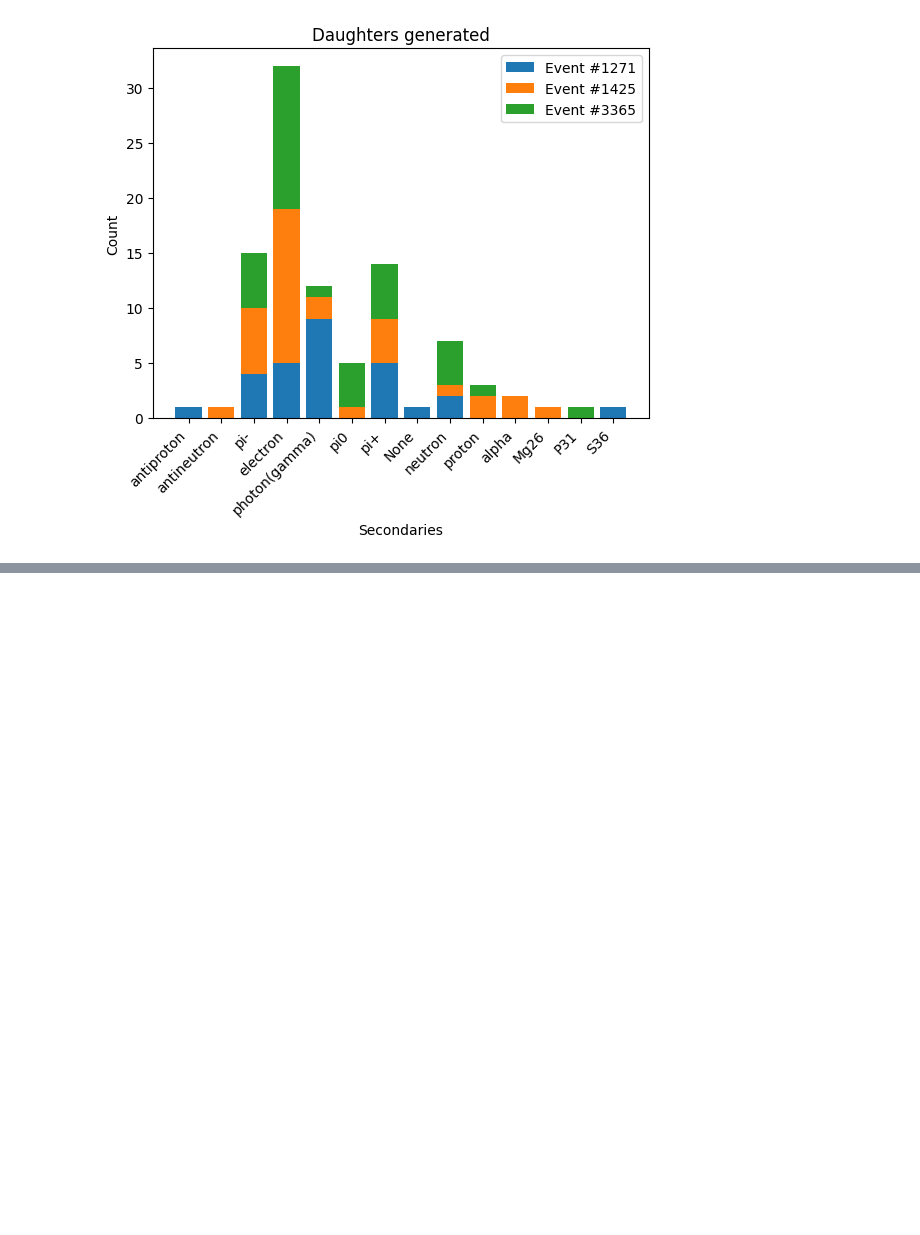
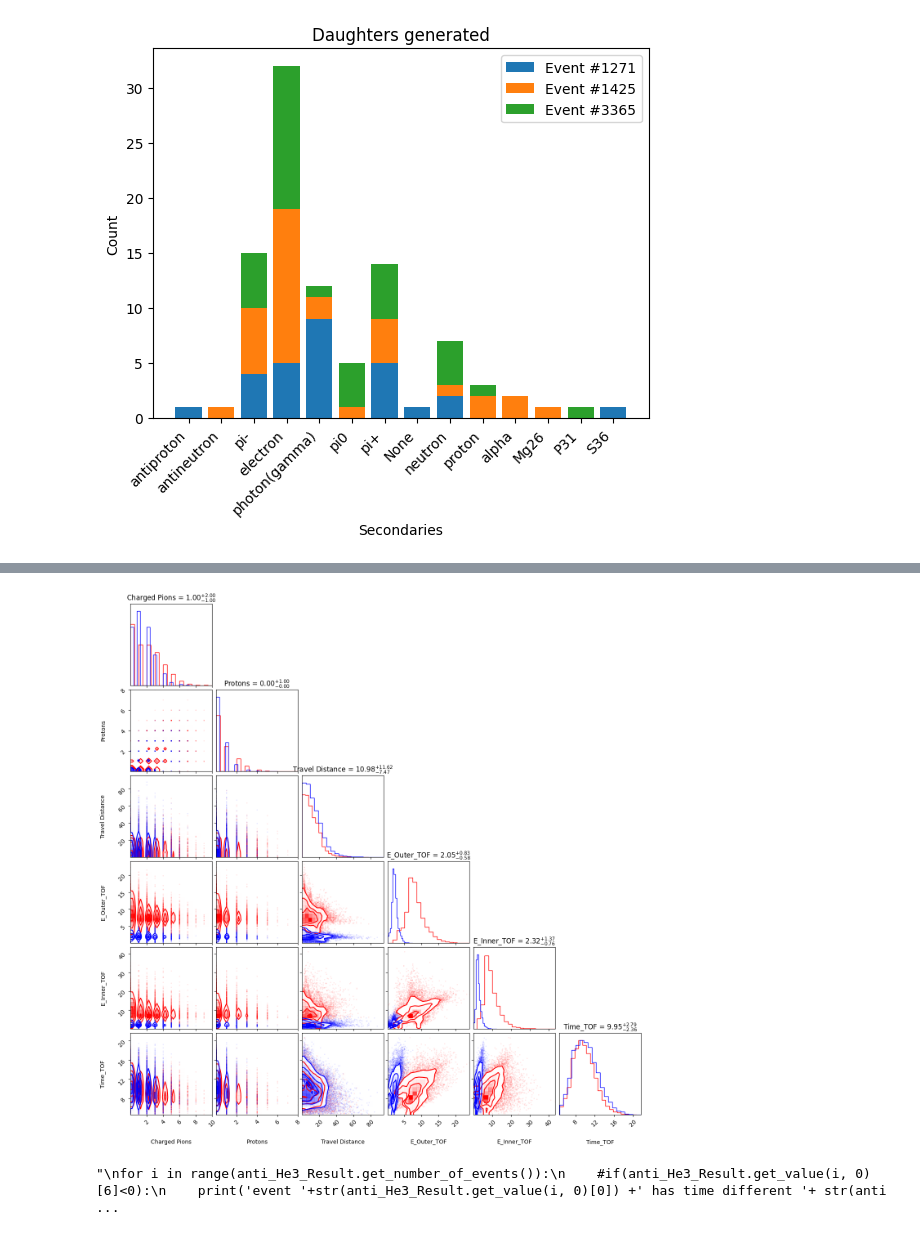
Before and after one commit to Eclipsedclaw/GRAMS, a Jupyter notebook: analysis/2023_Paper/Daughter_analysis.ipynb, the cells around one changed output, grey strips where cells are left out. Saved outputs shown, nothing was run; the diff lists cells and outputs as text; code cells hidden in the pictures; blank space fills up the shorter version.

```diff
--- a/analysis/2023_Paper/Daughter_analysis.ipynb
+++ b/analysis/2023_Paper/Daughter_analysis.ipynb
@@ -172,0 +248,58 @@ plot_multiple_datasets(datasets)
+# %%
+# This code output corner plot of daughters
+
+# This is for antihelium3 corner plot
+anti_He3_corner_Charged_pion = []
+anti_He3_corner_proton = []
+anti_He3_corner_distance_traveled = []
+anti_He3_corner_TOF_out_energy = []
+anti_He3_corner_TOF_in_energy = []
+anti_He3_corner_TOF_time = []
+anti_He3_corner_label = ['Charged Pions', 'Protons', 'Travel Distance', 'E_Outer_TOF', 'E_Inner_TOF', 'Time_TOF']
+
+for i in range(anti_He3_Result.get_number_of_events()):
+    anti_He3_corner_Charged_pion.append(np.count_nonzero(np.logical_or(np.array(anti_He3_Result.get_value(i, 1)[1]) == 2112,np.array(anti_He3_Result.get_value(i, 1)[1]) == -2112)))
+    anti_He3_corner_proton.append(np.count_nonzero(np.array(anti_He3_Result.get_value(i, 1)[1]) == 2212))
+    anti_He3_corner_distance_traveled.append(anti_He3_Result.get_value(i, 0)[3])
+    anti_He3_corner_TOF_out_energy.append(anti_He3_Result.get_value(i, 0)[4])
+    anti_He3_corner_TOF_in_energy.append(anti_He3_Result.get_value(i, 0)[5])
+    anti_He3_corner_TOF_time.append(anti_He3_Result.get_value(i, 0)[6])
+
+anti_He3_Corner_data = pd.DataFrame(anti_He3_corner_Charged_pion, columns=['Charged Pions'])
+anti_He3_Corner_data['# of protons'] = anti_He3_corner_proton
+anti_He3_Corner_data['distance traveled inside LAr'] = anti_He3_corner_distance_traveled
+anti_He3_Corner_data['Energy deposit in the Outer TOF'] = anti_He3_corner_TOF_out_energy
+anti_He3_Corner_data['Energy deposit in the inner TOF'] = anti_He3_corner_TOF_in_energy
+anti_He3_Corner_data['time differece in between TOFs'] = anti_He3_corner_TOF_time
+
+
+# This is for antiproton corner plot
+anti_proton_corner_Charged_pion = []
+anti_proton_corner_proton = []
+anti_proton_corner_distance_traveled = []
+anti_proton_corner_TOF_out_energy = []
+anti_proton_corner_TOF_in_energy = []
+anti_proton_corner_TOF_time = []
+anti_proton_corner_label = ['Charged Pions', 'Protons', 'Travel Distance', 'E_Outer_TOF', 'E_Inner_TOF', 'Time_TOF']
+
+for i in range(anti_proton_Result.get_number_of_events()):
+    anti_proton_corner_Charged_pion.append(np.count_nonzero(np.logical_or(np.array(anti_proton_Result.get_value(i, 1)[1]) == 2112,np.array(anti_proton_Result.get_value(i, 1)[1]) == -2112)))
+    anti_proton_corner_proton.append(np.count_nonzero(np.array(anti_proton_Result.get_value(i, 1)[1]) == 2212))
+    anti_proton_corner_distance_traveled.append(anti_proton_Result.get_value(i, 0)[3])
+    anti_proton_corner_TOF_out_energy.append(anti_proton_Result.get_value(i, 0)[4])
+    anti_proton_corner_TOF_in_energy.append(anti_proton_Result.get_value(i, 0)[5])
+    anti_proton_corner_TOF_time.append(anti_proton_Result.get_value(i, 0)[6])
+
+
+
+anti_proton_Corner_data = pd.DataFrame(anti_proton_corner_Charged_pion, columns=['Charged Pions'])
+anti_proton_Corner_data['# of protons'] = anti_proton_corner_proton
+anti_proton_Corner_data['distance traveled inside LAr'] = anti_proton_corner_distance_traveled
+anti_proton_Corner_data['Energy deposit in the Outer TOF'] = anti_proton_corner_TOF_out_energy
+anti_proton_Corner_data['Energy deposit in the inner TOF'] = anti_proton_corner_TOF_in_energy
+anti_proton_Corner_data['time differece in between TOFs'] = anti_proton_corner_TOF_time
+
+
+figure1 = corner.corner(anti_He3_Corner_data, color='r')
+figure1 = corner.corner(anti_proton_Corner_data, color='b', labels = anti_proton_corner_label, show_titles=True, title_kwargs={"fontsize": 12}, fig = figure1)
+# %% [output]
@@ -172,0 +307,10 @@ plot_multiple_datasets(datasets)
+[figure, added]
+# %%
+"""
+for i in range(anti_He3_Result.get_number_of_events()):
+    #if(anti_He3_Result.get_value(i, 0)[6]<0):
+    print('event '+str(anti_He3_Result.get_value(i, 0)[0]) +' has time different '+ str(anti_He3_Result.get_value(i, 0)[6])+', Energy deposit in inner TOF is '+ str(anti_He3_Result.get_value(i, 0)[5]))
+#plt.hist(anti_proton_corner_TOF_time)
+"""
+# %% [output]
+"\nfor i in range(anti_He3_Result.get_number_of_events()):\n    #if(anti_He3_Result.get_value(i, 0)[6]<0):\n    print('event '+str(anti_He3_Result.get_value(i, 0)[0]) +' has time different '+ str(anti ...
```
Also changed, not shown: parts of 10 cells of this notebook, 2 other files.
